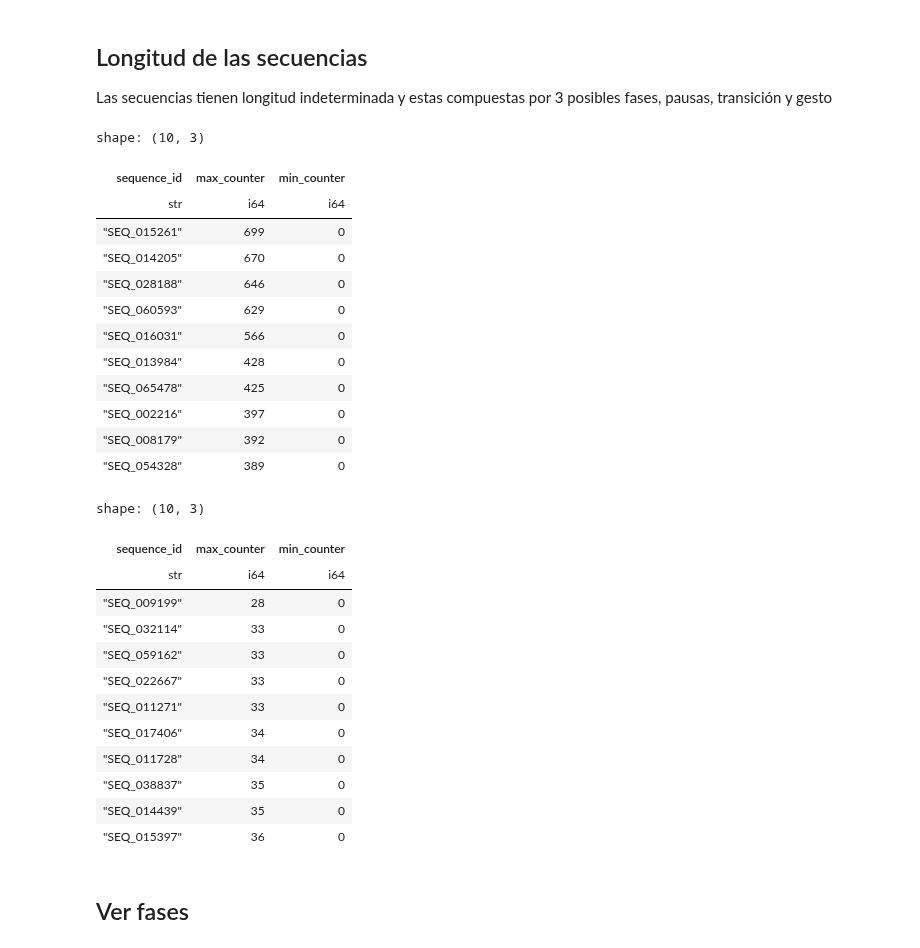
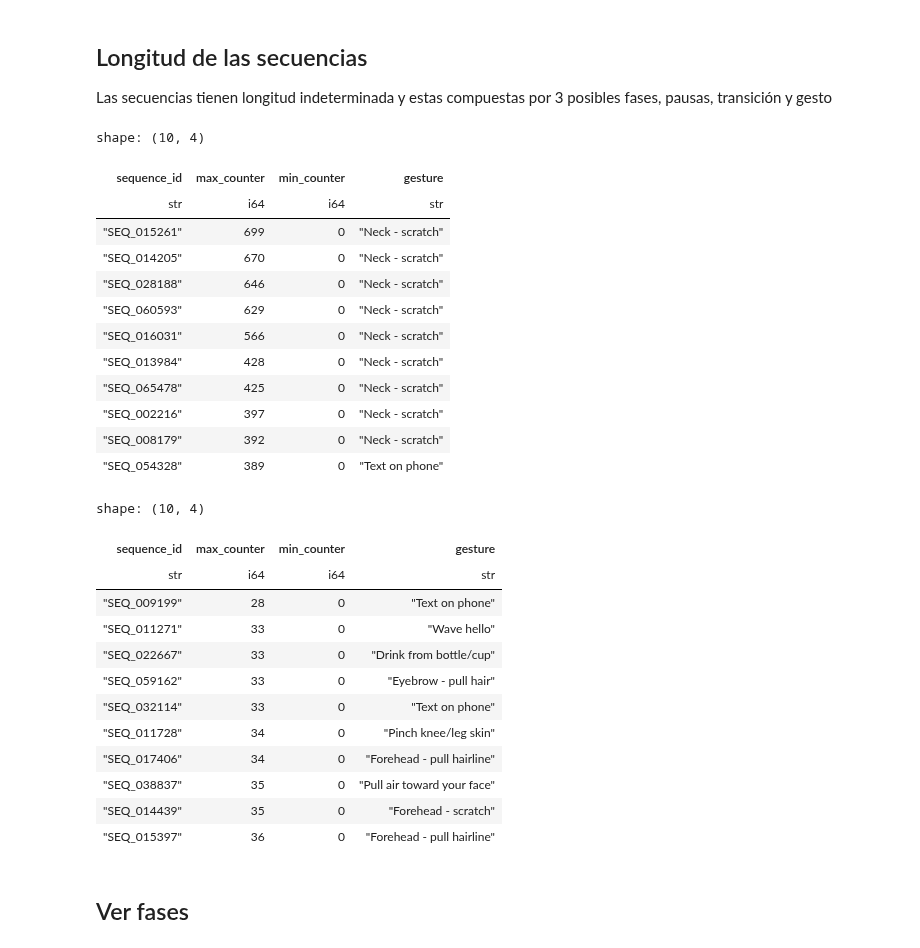
Before and after one commit to yabol02/detect_behavior_competition, a Jupyter notebook: eda.ipynb, the cells around one changed output. Saved outputs shown, nothing was run; the diff lists cells and outputs as text; code cells hidden in the pictures.

```diff
--- a/eda.ipynb
+++ b/eda.ipynb
@@ -634,48 +634,48 @@ plt.show()
 Las secuencias tienen longitud indeterminada y estas compuestas por 3 posibles fases, pausas, transición y gesto
 # %%
 
-duckdb.query("""SELECT sequence_id, MAX(sequence_counter) as max_counter, MIN(sequence_counter) as min_counter
+duckdb.query("""SELECT sequence_id, MAX(sequence_counter) as max_counter, MIN(sequence_counter) as min_counter, gesture
             FROM train_lf
-            GROUP BY sequence_id
+            GROUP BY sequence_id, gesture
             ORDER BY max_counter DESC
             LIMIT 10
              """).pl()
 # %% [output]
-shape: (10, 3)
+shape: (10, 4)
-| sequence_id | max_counter | min_counter |
-| str | i64 | i64 |
-| "SEQ_015261" | 699 | 0 |
-| "SEQ_014205" | 670 | 0 |
-| "SEQ_028188" | 646 | 0 |
-| "SEQ_060593" | 629 | 0 |
-| "SEQ_016031" | 566 | 0 |
-| "SEQ_013984" | 428 | 0 |
-| "SEQ_065478" | 425 | 0 |
-| "SEQ_002216" | 397 | 0 |
-| "SEQ_008179" | 392 | 0 |
-| "SEQ_054328" | 389 | 0 |
+| sequence_id | max_counter | min_counter | gesture |
+| str | i64 | i64 | str |
+| "SEQ_015261" | 699 | 0 | "Neck - scratch" |
+| "SEQ_014205" | 670 | 0 | "Neck - scratch" |
+| "SEQ_028188" | 646 | 0 | "Neck - scratch" |
+| "SEQ_060593" | 629 | 0 | "Neck - scratch" |
+| "SEQ_016031" | 566 | 0 | "Neck - scratch" |
+| "SEQ_013984" | 428 | 0 | "Neck - scratch" |
+| "SEQ_065478" | 425 | 0 | "Neck - scratch" |
+| "SEQ_002216" | 397 | 0 | "Neck - scratch" |
+| "SEQ_008179" | 392 | 0 | "Neck - scratch" |
+| "SEQ_054328" | 389 | 0 | "Text on phone" |
 # %%
 
-duckdb.query("""SELECT sequence_id, MAX(sequence_counter) as max_counter, MIN(sequence_counter) as min_counter
+duckdb.query("""SELECT sequence_id, MAX(sequence_counter) as max_counter, MIN(sequence_counter) as min_counter, gesture
             FROM train_lf
-            GROUP BY sequence_id
+            GROUP BY sequence_id, gesture
             ORDER BY max_counter ASC
             LIMIT 10
              """).pl()
 # %% [output]
-shape: (10, 3)
+shape: (10, 4)
-| sequence_id | max_counter | min_counter |
-| str | i64 | i64 |
-| "SEQ_009199" | 28 | 0 |
-| "SEQ_032114" | 33 | 0 |
-| "SEQ_059162" | 33 | 0 |
-| "SEQ_022667" | 33 | 0 |
-| "SEQ_011271" | 33 | 0 |
-| "SEQ_017406" | 34 | 0 |
-| "SEQ_011728" | 34 | 0 |
-| "SEQ_038837" | 35 | 0 |
-| "SEQ_014439" | 35 | 0 |
-| "SEQ_015397" | 36 | 0 |
+| sequence_id | max_counter | min_counter | gesture |
+| str | i64 | i64 | str |
+| "SEQ_009199" | 28 | 0 | "Text on phone" |
+| "SEQ_011271" | 33 | 0 | "Wave hello" |
+| "SEQ_022667" | 33 | 0 | "Drink from bottle/cup" |
+| "SEQ_059162" | 33 | 0 | "Eyebrow - pull hair" |
+| "SEQ_032114" | 33 | 0 | "Text on phone" |
+| "SEQ_011728" | 34 | 0 | "Pinch knee/leg skin" |
+| "SEQ_017406" | 34 | 0 | "Forehead - pull hairline" |
+| "SEQ_038837" | 35 | 0 | "Pull air toward your face" |
+| "SEQ_014439" | 35 | 0 | "Forehead - scratch" |
+| "SEQ_015397" | 36 | 0 | "Forehead - pull hairline" |
 # %% [markdown]
 ## Ver fases
 # %%
```
